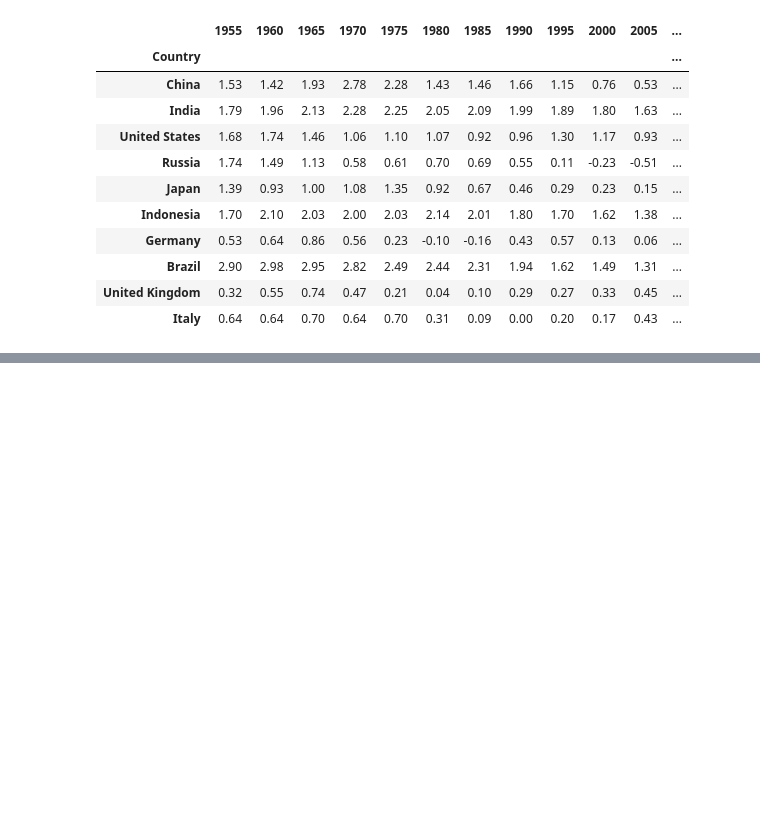
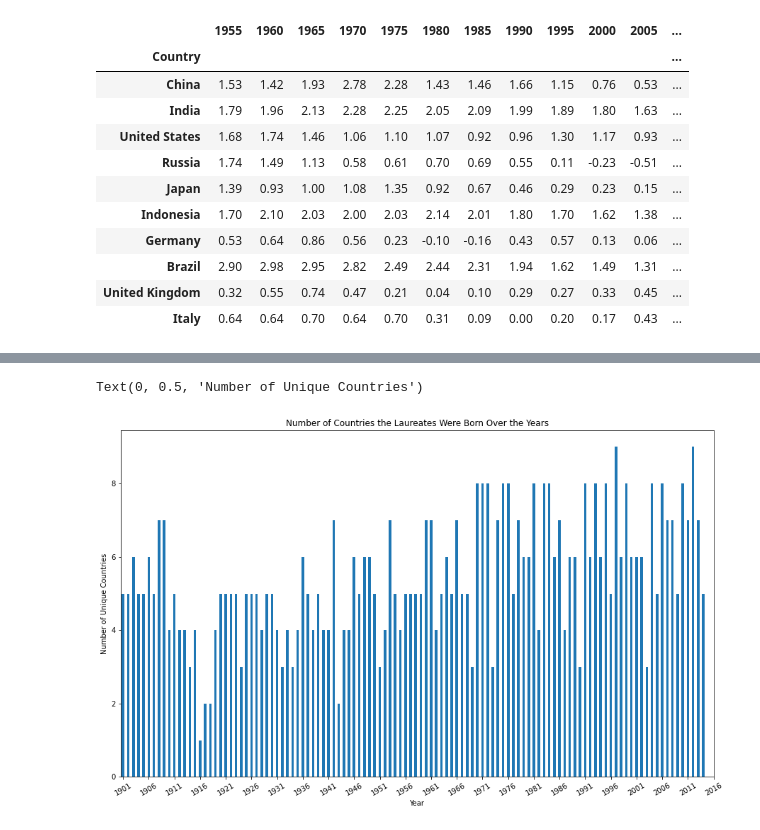
Before and after one commit to Prakhar-Saxena/CollegeAssignments, a Jupyter notebook: INFO212/assn3/INFO212-Assignment3.ipynb, the cells around one changed output, grey strips where cells are left out. Cells and saved outputs as stored; diff of their text form; code cells hidden in the pictures; blank space fills up the shorter version.

```diff
--- a/INFO212/assn3/INFO212-Assignment3.ipynb
+++ b/INFO212/assn3/INFO212-Assignment3.ipynb
@@ -333,0 +389,3 @@ The file `nobelprize-laureate.json` is a JSON file containing the information ab
+# %%
+prizes = [rec['prizes'] for rec in js['laureates']]
+prizes
@@ -333,0 +410,3 @@ The file `nobelprize-laureate.json` is a JSON file containing the information ab
+# %%
+year_df = pd.DataFrame([prize[0] for prize in prizes])
+year_df.head()
@@ -333,0 +420,3 @@ The file `nobelprize-laureate.json` is a JSON file containing the information ab
+# %%
+countryYear = pd.concat([countries[['bornCountry']], year_df[['year']]], axis=1)
+countryYear.head()
@@ -333,0 +430,9 @@ The file `nobelprize-laureate.json` is a JSON file containing the information ab
+# %%
+countryYear.groupby('year').nunique().bornCountry.plot.bar(figsize=(15,9))
+plt.xticks(np.arange(0,120,5), np.arange(1901, 2017, 5), rotation=30)
+plt.title('Number of Countries the Laureates Were Born Over the Years')
+plt.xlabel('Year')
+plt.ylabel('Number of Unique Countries')
+# %% [output]
+Text(0, 0.5, 'Number of Unique Countries')
+[figure, added]
```
Also changed, not shown: parts of 11 cells of this notebook.
